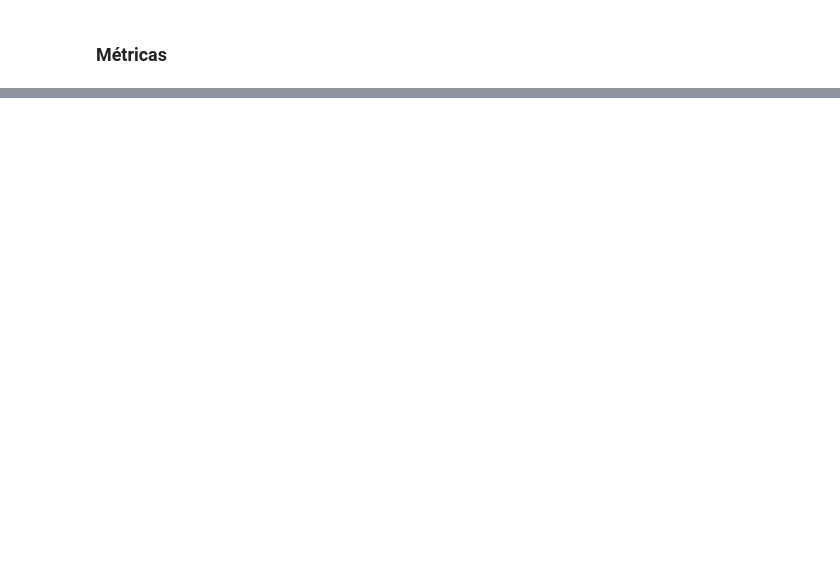
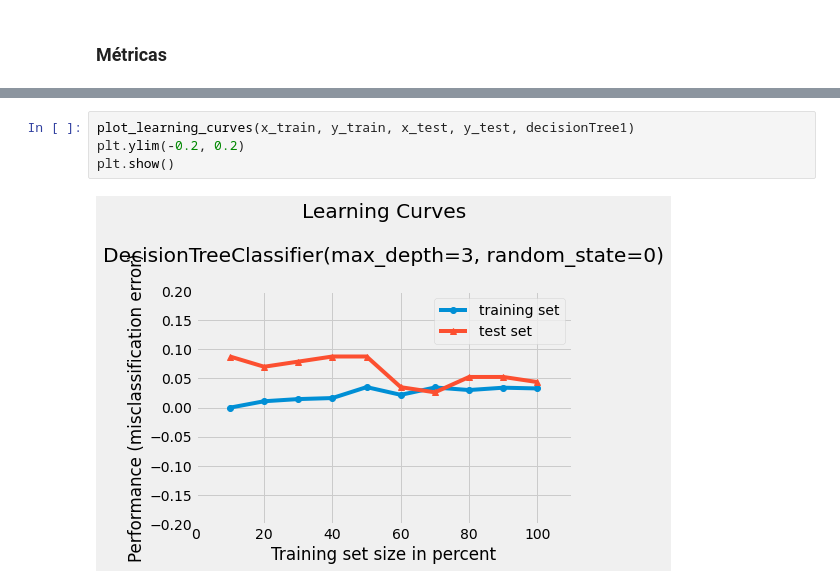
Before and after one commit to A01749448/momento-retroalimentacion-m2-framework, a Jupyter notebook: momentoDeRetroalimentacionM2Framework.ipynb, the cells around one changed output, grey strips where cells are left out. Cells and saved outputs as stored; diff of their text form; blank space fills up the shorter version.

```diff
--- a/momentoDeRetroalimentacionM2Framework.ipynb
+++ b/momentoDeRetroalimentacionM2Framework.ipynb
@@ -505,0 +513,6 @@ feature_importance.plot.bar().set(title = 'Feature Importance')
+# %%
+plot_learning_curves(x_train, y_train, x_test, y_test, decisionTree1)
+plt.ylim(-0.2, 0.2)
+plt.show()
+# %% [output]
+[figure, added]
```
Also changed, not shown: parts of 17 cells of this notebook.
